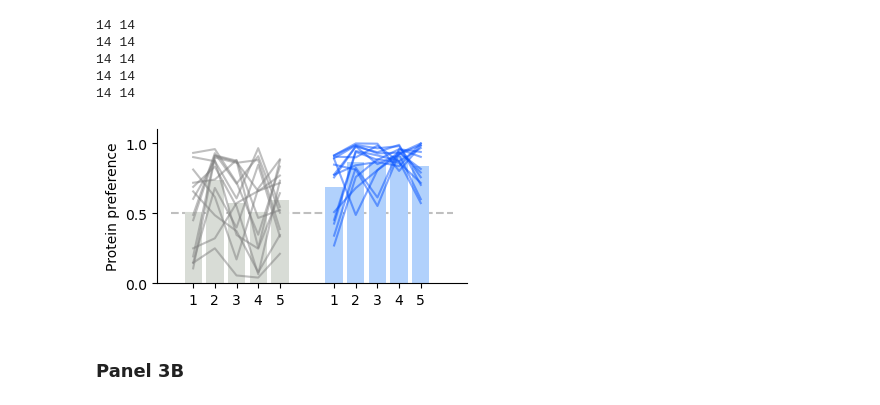
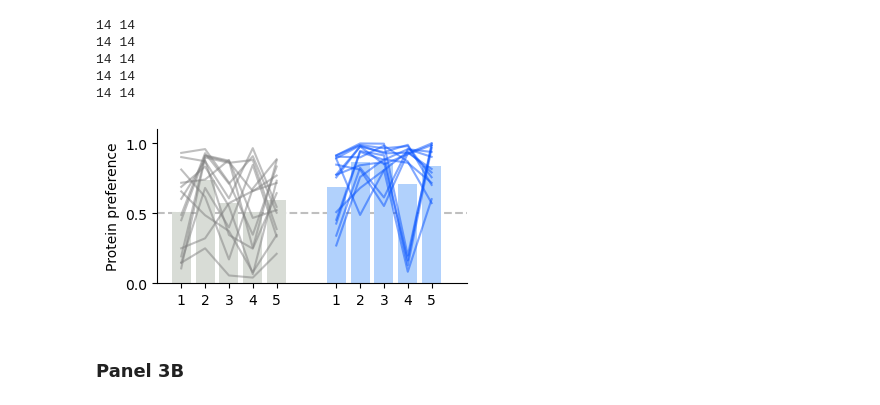
Before and after one commit to mccutcheonlab/immediate-protein-pref, a Jupyter notebook: scripts/fig3.ipynb, the cells around one changed output. Saved outputs shown, nothing was run; the diff lists cells and outputs as text; code cells hidden in the pictures.

```diff
--- a/scripts/fig3.ipynb
+++ b/scripts/fig3.ipynb
@@ -57,7 +57,7 @@ def get_pref_per_session(df):
 
 NR_pref_all, PR_pref_all = [], []
 for session in ["s4", "s5", "s6", "s7", "s8"]:
-    df = pd.read_excel(DATAFOLDER / "metafile_ipp.xlsx", sheet_name="metafile Exp 1_backup")
+    df = pd.read_excel(DATAFOLDER / "metafile_ipp.xlsx", sheet_name="metafile Exp 1")
     df = tweak_df(df, session=session)
 
     NR_pref, PR_pref = get_pref_per_session(df)
@@ -78,34 +78,36 @@ f, ax = plt.subplots(figsize=(4, 2))
 
 NRx = np.arange(1, 6)
 PRx = np.arange(7.5, 12.5)
 
 ax.bar(NRx, np.mean(NR_pref_all, axis=1), color="xkcd:light gray", label="NR")
 ax.bar(PRx, np.mean(PR_pref_all, axis=1), color="xkcd:powder blue", label="PR")
 
 # ax.boxplot(NR_pref_all.T, positions=NRx, widths=0.5, patch_artist=True, boxprops=dict(facecolor="gray"))
 # ax.boxplot(PR_pref_all.T, positions=PRx, widths=0.5, patch_artist=True, boxprops=dict(facecolor="xkcd:electric blue"))
 
 for i in range(np.shape(NR_pref_all)[1]):
     ax.plot(NRx, NR_pref_all[:,i], linestyle="-", color="gray", alpha=0.5)
     ax.plot(PRx, PR_pref_all[:,i], linestyle="-", color="xkcd:electric blue", alpha=0.5)
     # a
     # ax.plot(PRx, PR_pref_all[i], "o", color="xkcd:electric blue", alpha=0.5)
 
 ax.set_ylim(0, 1.1)
 ax.set_yticks([0, 0.5, 1])
 ax.set_ylabel("Protein preference")
 
 ax.set_xticks([1,2,3,4,5,7.5,8.5,9.5,10.5,11.5],
               labels=[1,2,3,4,5,1,2,3,4,5])
 
 ax.hlines(0.5, 0, 13, linestyle="--", color="gray", zorder=0, alpha=0.5)
 
 ax.spines["top"].set_visible(False)
 ax.spines["right"].set_visible(False)
 
+ax.set_xlim(0, 13)
+
 f.savefig(FIGSFOLDER / "3A_protein_preference.pdf")
 # %% [output]
-[figure, old version]
+[figure, new version]
 # %% [markdown]
 ### Panel 3B
 # %%
```
Also changed, not shown: 4 other files.
